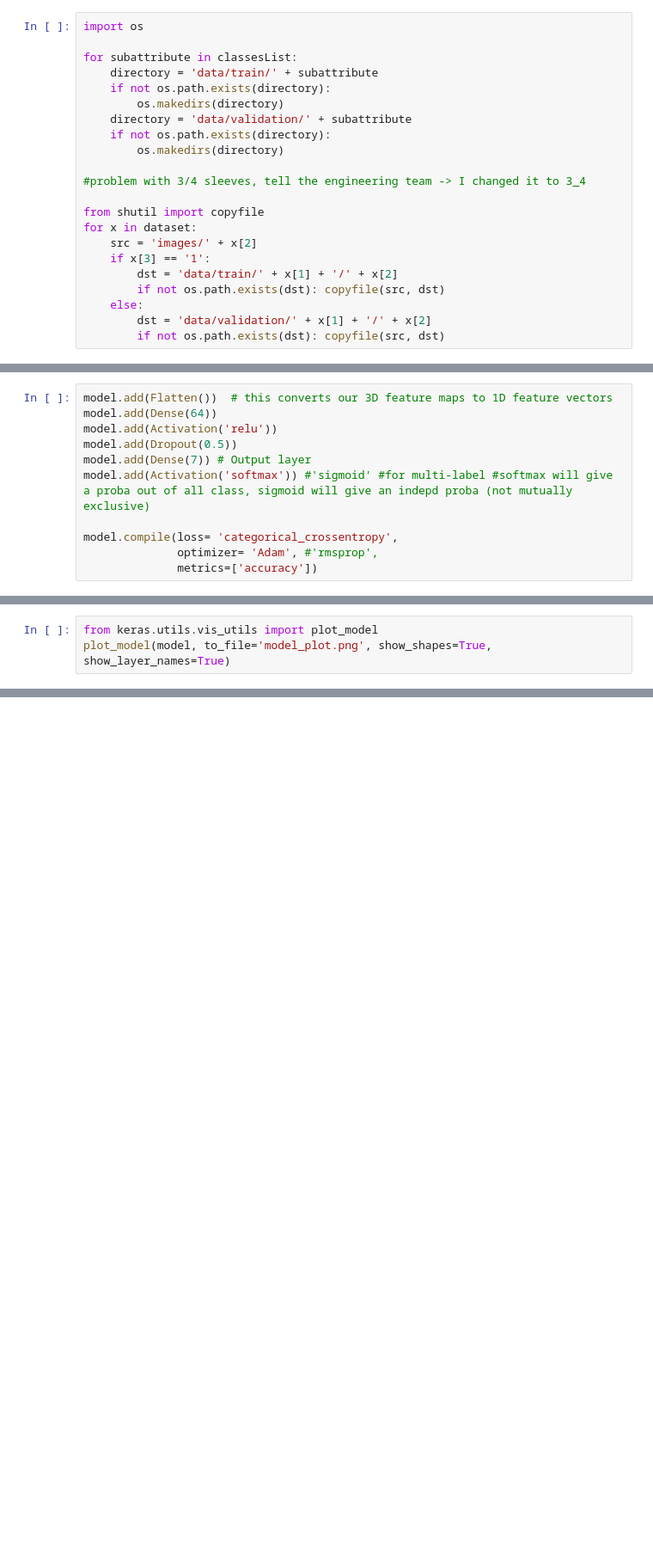
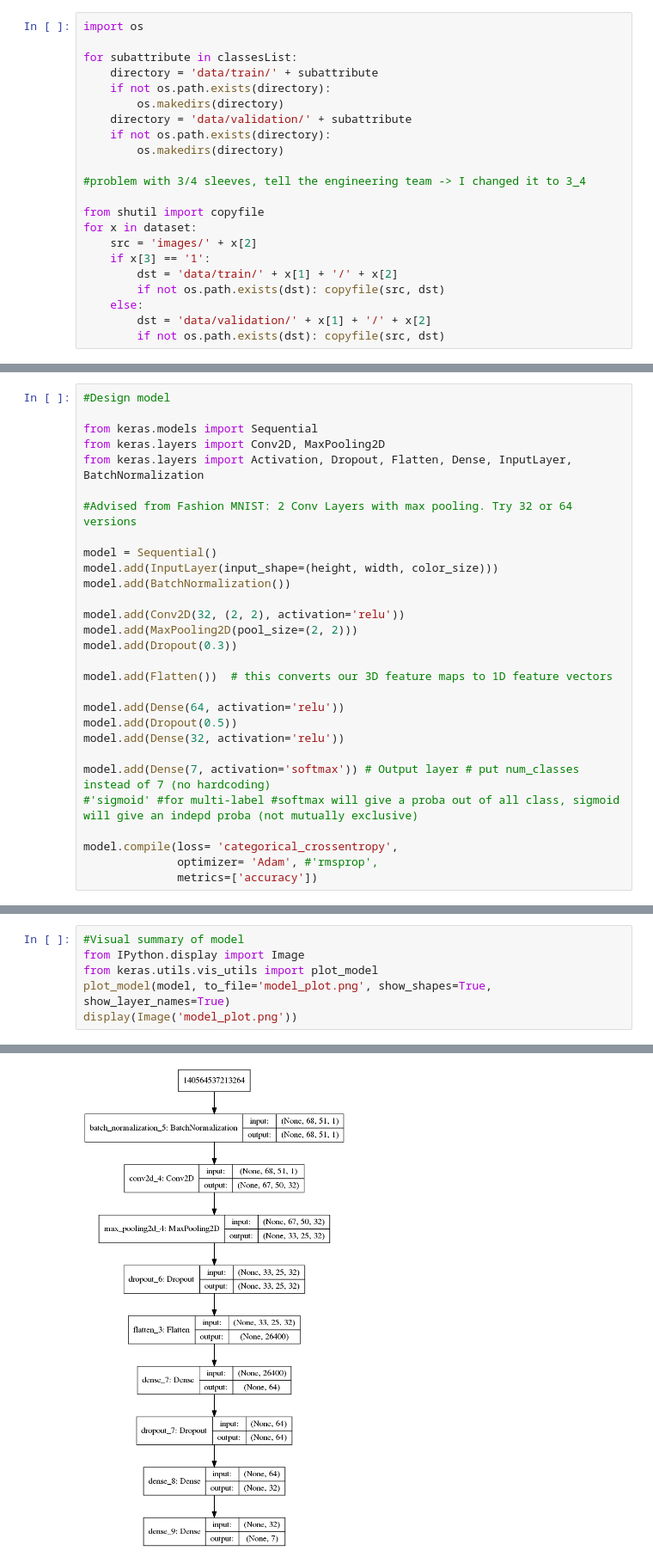
Before and after one commit to natoucs/FashionHackhathon, a Jupyter notebook: first_shot.ipynb, the cells around one changed output, grey strips where cells are left out. Shown at 86% size. Cells and saved outputs as stored; diff of their text form; blank space fills up the shorter version.

```diff
--- a/first_shot.ipynb
+++ b/first_shot.ipynb
@@ -331,10 +314,28 @@ model.add(MaxPooling2D(pool_size=(2, 2)))
 # %%
+#Design model
+
+from keras.models import Sequential
+from keras.layers import Conv2D, MaxPooling2D
+from keras.layers import Activation, Dropout, Flatten, Dense, InputLayer, BatchNormalization
+
+#Advised from Fashion MNIST: 2 Conv Layers with max pooling. Try 32 or 64 versions
+
+model = Sequential()
+model.add(InputLayer(input_shape=(height, width, color_size)))
+model.add(BatchNormalization())
+
+model.add(Conv2D(32, (2, 2), activation='relu'))
+model.add(MaxPooling2D(pool_size=(2, 2)))
+model.add(Dropout(0.3))
+
 model.add(Flatten())  # this converts our 3D feature maps to 1D feature vectors
-model.add(Dense(64))
-model.add(Activation('relu'))
+
+model.add(Dense(64, activation='relu'))
 model.add(Dropout(0.5))
-model.add(Dense(7)) # Output layer
-model.add(Activation('softmax')) #'sigmoid' #for multi-label #softmax will give a proba out of all class, sigmoid will give an indepd proba (not mutually exclusive)
+model.add(Dense(32, activation='relu'))
+
+model.add(Dense(7, activation='softmax')) # Output layer # put num_classes instead of 7 (no hardcoding)
+#'sigmoid' #for multi-label #softmax will give a proba out of all class, sigmoid will give an indepd proba (not mutually exclusive)
 
 model.compile(loss= 'categorical_crossentropy',
               optimizer= 'Adam', #'rmsprop',
@@ -362,4 +364,7 @@ _________________________________________________________________
 # %%
+#Visual summary of model
+from IPython.display import Image
 from keras.utils.vis_utils import plot_model
 plot_model(model, to_file='model_plot.png', show_shapes=True, show_layer_names=True)
+display(Image('model_plot.png'))
 # %% [output]
@@ -383,0 +371 @@ ImportError: Failed to import `pydot`. Please install `pydot`. For example with
+[figure, added]
```
Also changed, not shown: parts of 23 cells of this notebook.
